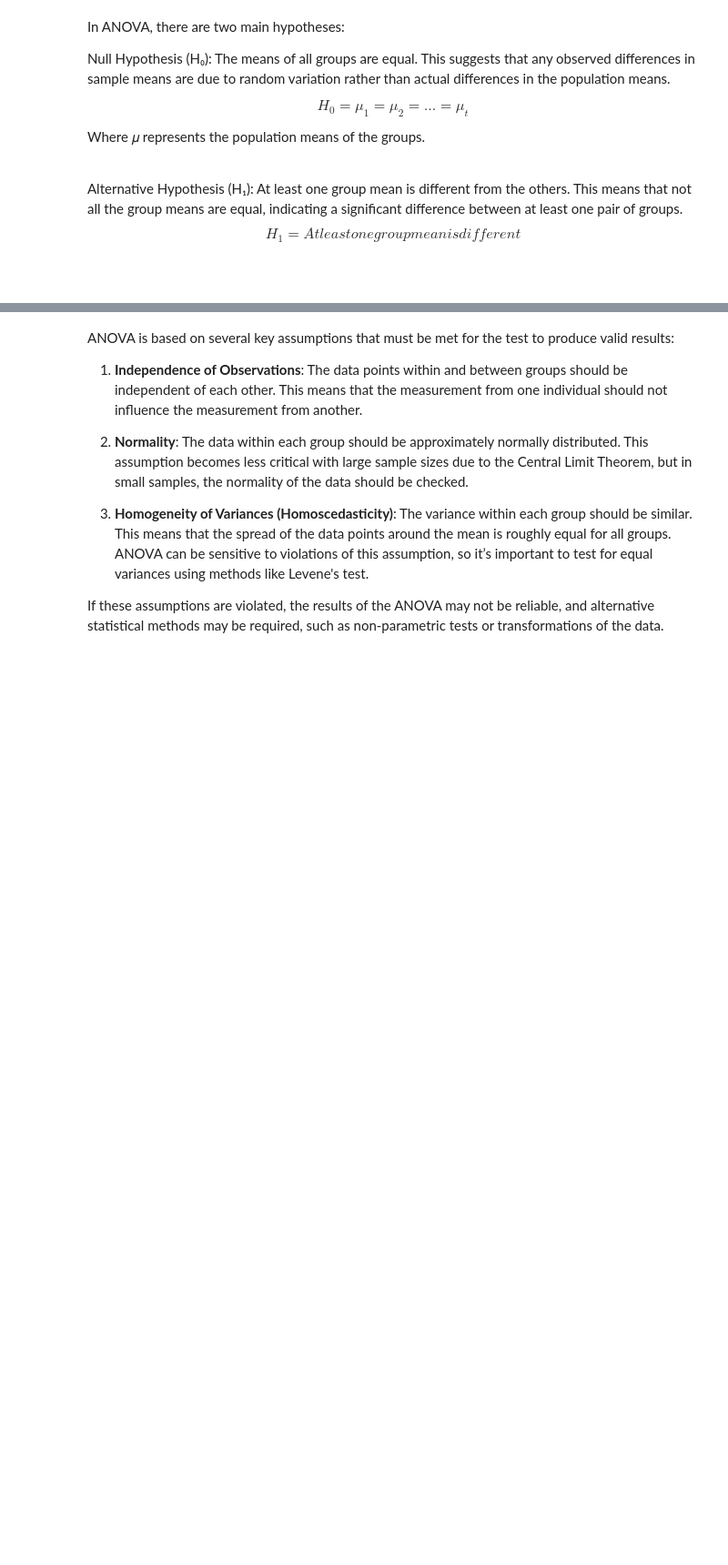
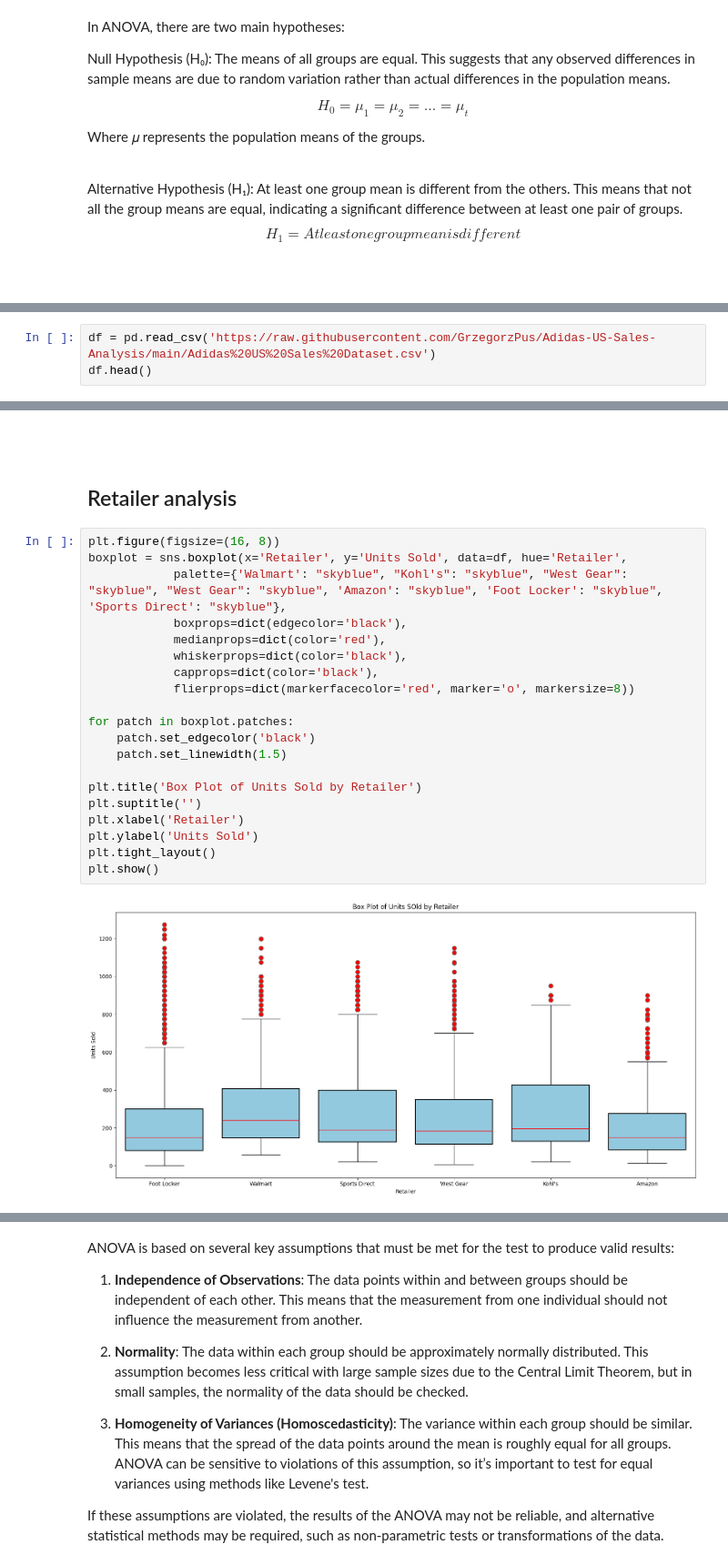
Before and after one commit to GrzegorzPus/Adidas-US-Sales-Analysis, a Jupyter notebook: ANOVA Analysis.ipynb, the cells around one changed output, grey strips where cells are left out. Shown: that part at 91% size. Cells and saved outputs as stored; diff of their text form; blank space fills up the shorter version.

```diff
--- a/ANOVA Analysis.ipynb
+++ b/ANOVA Analysis.ipynb
@@ -40,0 +50,3 @@ Alternative Hypothesis (H₁): At least one group mean is different from the oth
+# %%
+df = pd.read_csv('https://raw.githubusercontent.com/GrzegorzPus/Adidas-US-Sales-Analysis/main/Adidas%20US%20Sales%20Dataset.csv')
+df.head()
@@ -40,0 +60,26 @@ Alternative Hypothesis (H₁): At least one group mean is different from the oth
+# %% [markdown]
+<br>
+# %% [markdown]
+## Retailer analysis
+# %%
+plt.figure(figsize=(16, 8))
+boxplot = sns.boxplot(x='Retailer', y='Units Sold', data=df, hue='Retailer',
+            palette={'Walmart': "skyblue", "Kohl's": "skyblue", "West Gear": "skyblue", "West Gear": "skyblue", 'Amazon': "skyblue", 'Foot Locker': "skyblue", 'Sports Direct': "skyblue"},
+            boxprops=dict(edgecolor='black'),
+            medianprops=dict(color='red'),
+            whiskerprops=dict(color='black'),
+            capprops=dict(color='black'),
+            flierprops=dict(markerfacecolor='red', marker='o', markersize=8))
+
+for patch in boxplot.patches:
+    patch.set_edgecolor('black')
+    patch.set_linewidth(1.5)
+
+plt.title('Box Plot of Units Sold by Retailer')
+plt.suptitle('')
+plt.xlabel('Retailer')
+plt.ylabel('Units Sold')
+plt.tight_layout()
+plt.show()
+# %% [output]
+[figure, added]
```
Also changed, not shown: parts of 40 cells of this notebook.
